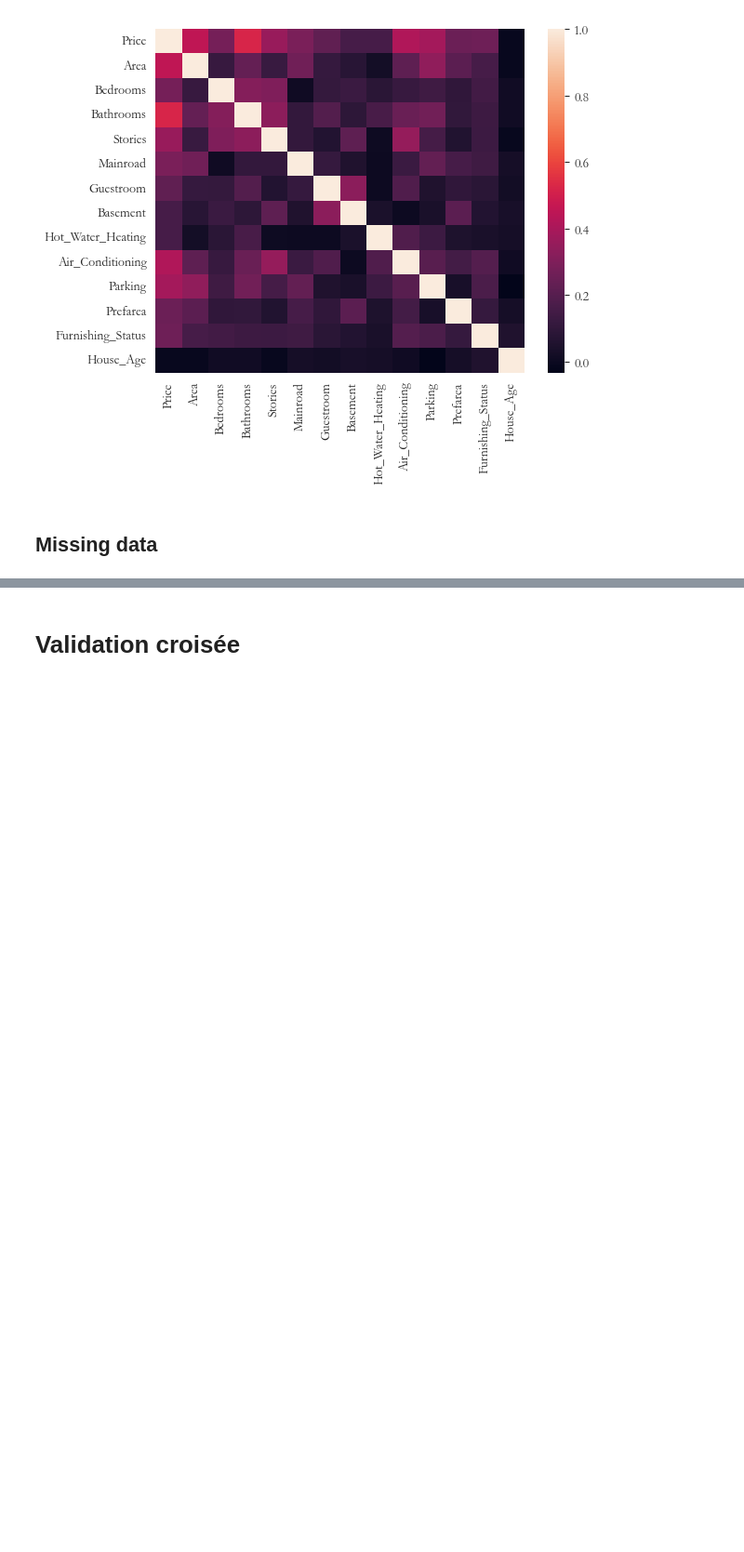
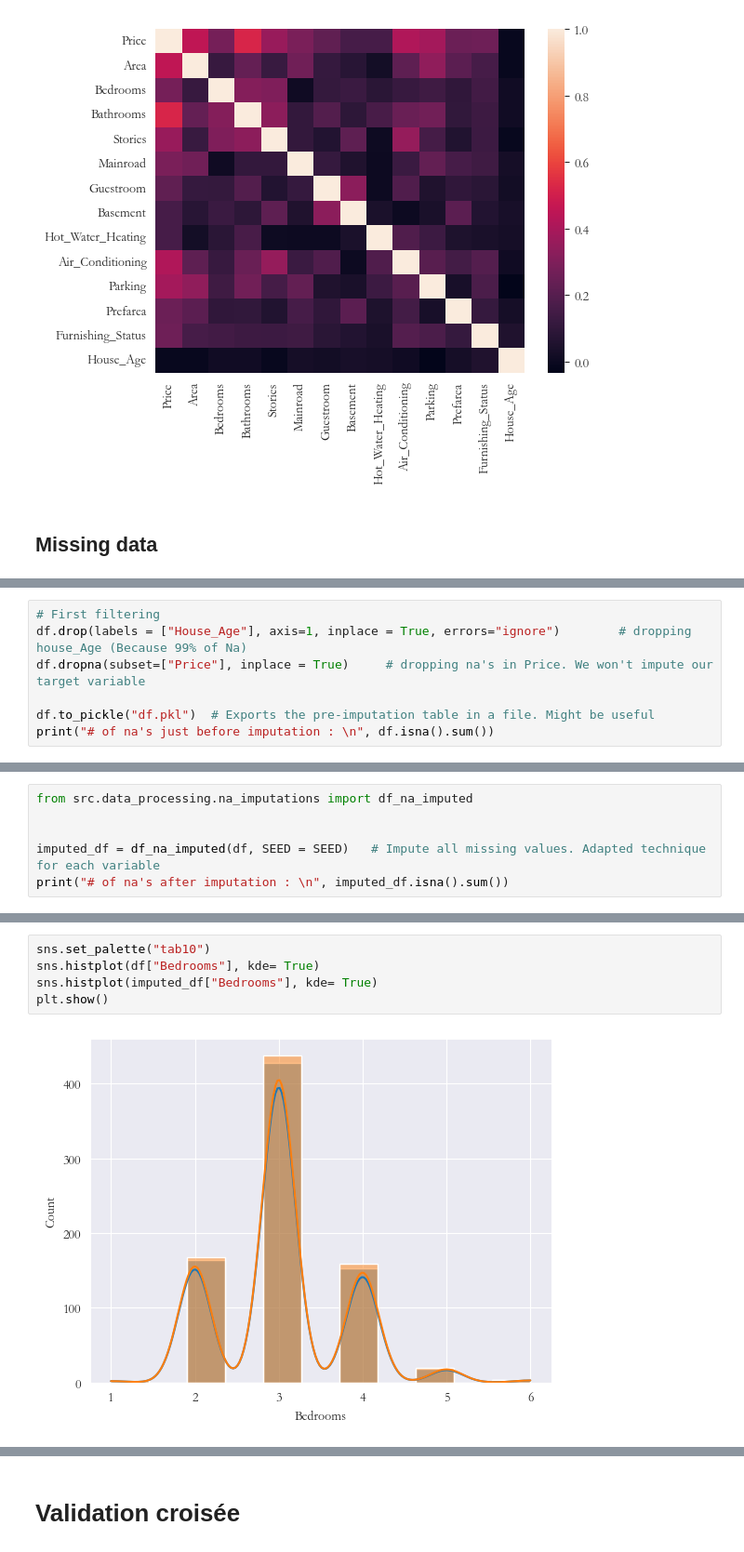
Before and after one commit to ThibaudGENEL/HousingPrice, a Jupyter notebook: notebook.ipynb, the cells around one changed output, grey strips where cells are left out. Shown at 93% size. Saved outputs shown, nothing was run; the diff lists cells and outputs as text; blank space fills up the shorter version.

Commit message:
finishing na_imputations.py + describing in notebook

```diff
--- a/notebook.ipynb
+++ b/notebook.ipynb
@@ -155,0 +144,7 @@ dtype: float64
+# %%
+# First filtering
+df.drop(labels = ["House_Age"], axis=1, inplace = True, errors="ignore")        # dropping house_Age (Because 99% of Na)
+df.dropna(subset=["Price"], inplace = True)     # dropping na's in Price. We won't impute our target variable
+
+df.to_pickle("df.pkl")  # Exports the pre-imputation table in a file. Might be useful
+print("# of na's just before imputation : \n", df.isna().sum())
@@ -155,0 +167,6 @@ dtype: float64
+# %%
+from src.data_processing.na_imputations import df_na_imputed
+
+
+imputed_df = df_na_imputed(df, SEED = SEED)   # Impute all missing values. Adapted technique for each variable
+print("# of na's after imputation : \n", imputed_df.isna().sum())
@@ -155,0 +194,7 @@ dtype: float64
+# %%
+sns.set_palette("tab10")
+sns.histplot(df["Bedrooms"], kde= True)
+sns.histplot(imputed_df["Bedrooms"], kde= True)
+plt.show()
+# %% [output]
+[figure, added]
```
Also changed, not shown: parts of 14 cells of this notebook, 3 other files.
